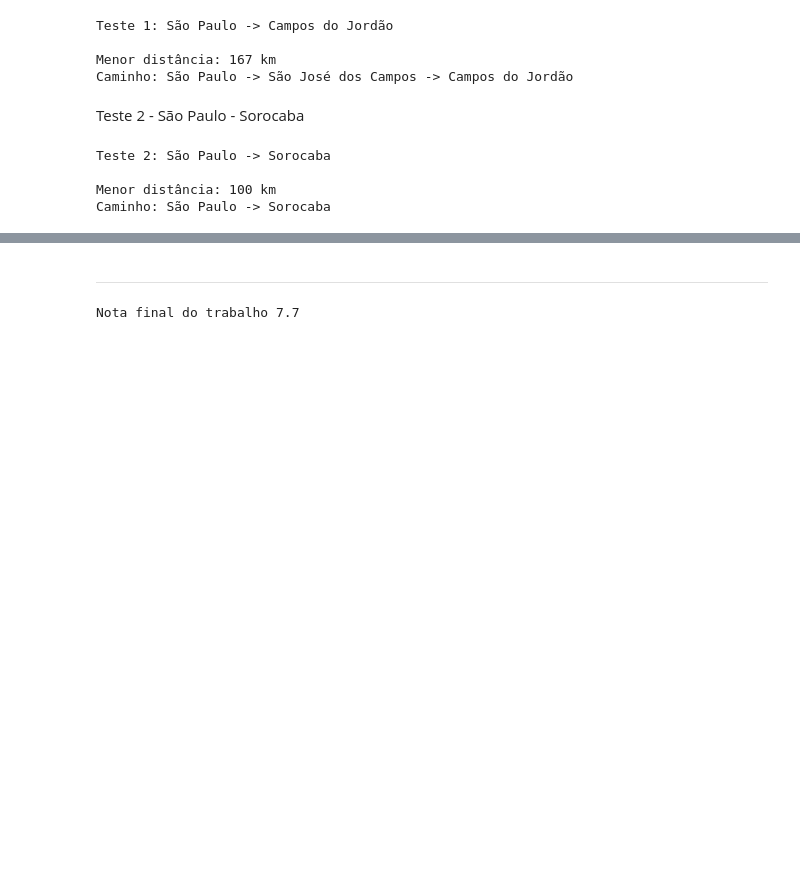
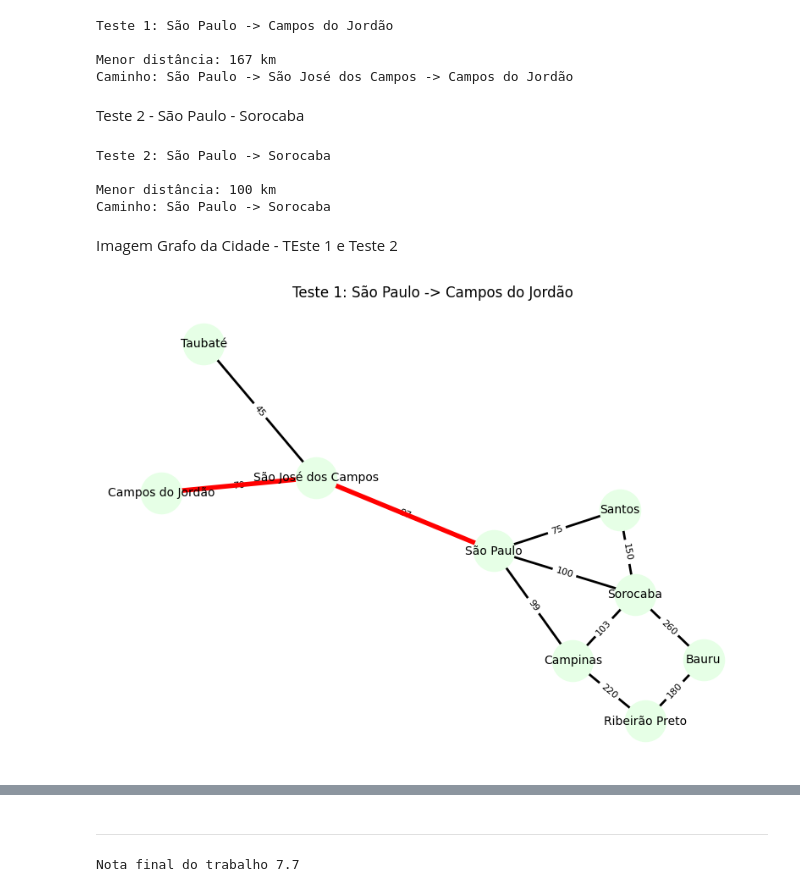
Before and after one commit to CleideLustosa/AtividadeEntregaLogProgTicTrilha, a Jupyter notebook: A2_Search_Algorithms_Cleide_e_Erika.ipynb, the cells around one changed output, grey strips where cells are left out. Saved outputs shown, nothing was run; the diff lists cells and outputs as text; code cells hidden in the pictures; blank space fills up the shorter version.

```diff
--- a/A2_Search_Algorithms_Cleide_e_Erika.ipynb
+++ b/A2_Search_Algorithms_Cleide_e_Erika.ipynb
@@ -336,3 +336,42 @@ Teste 2: São Paulo -> Sorocaba
 
 Menor distância: 100 km
 Caminho: São Paulo -> Sorocaba
+# %% [markdown]
+Imagem Grafo da Cidade - TEste 1 e Teste 2
+# %%
+import networkx as nx
+import matplotlib.pyplot as plt
+
+G = nx.Graph()
+
+for cidade, vizinhos in grafo_cidades_sp.items():
+    for v in vizinhos:
+        w = distancias_km.get((cidade, v), distancias_km.get((v, cidade), None))
+        if w is not None:
+            G.add_edge(cidade, v, weight=w)
+
+def plot_grafo_com_caminho(G, caminho=None, titulo="Grafo de Cidades"):
+    pos = nx.spring_layout(G, seed=7)
+    plt.figure(figsize=(10,7))
+
+    nx.draw_networkx_nodes(G, pos, node_size=1200, node_color='#e6ffe6')
+
+    nx.draw_networkx_edges(G, pos, width=2)
+
+    nx.draw_networkx_labels(G, pos, font_size=10)
+
+    rotulos = nx.get_edge_attributes(G, 'weight')
+    nx.draw_networkx_edge_labels(G, pos, edge_labels=rotulos, font_size=8)
+
+    if caminho:
+        arestas_caminho = list(zip(caminho, caminho[1:]))
+        nx.draw_networkx_edges(G, pos, edgelist=arestas_caminho, width=4, edge_color='red')
+
+    plt.title(titulo)
+    plt.axis('off')
+    plt.show()
+# %%
+distancia, caminho = dijkstra(grafo, "São Paulo", "Campos do Jordão")
+plot_grafo_com_caminho(G, caminho=caminho, titulo="Teste 1: São Paulo -> Campos do Jordão")
+# %% [output]
+[figure, added]
```
Also changed, not shown: parts of 3 cells of this notebook.
